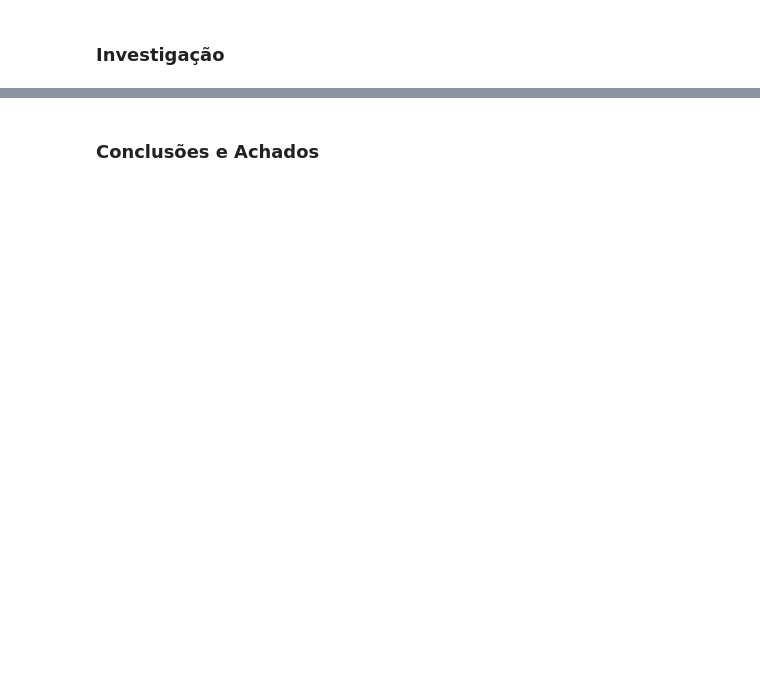
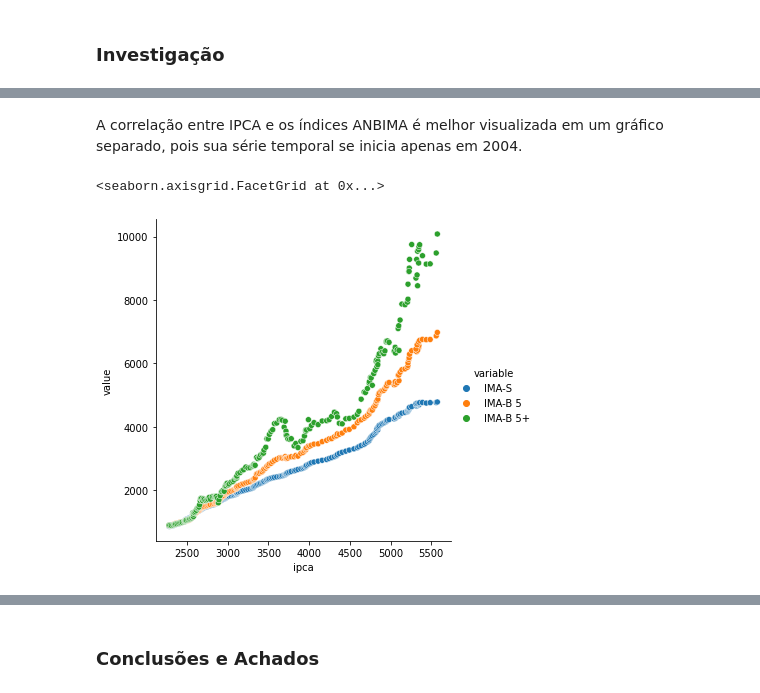
Before and after one commit to luishenriquesimoes/data-science-bootcamp, a Jupyter notebook: TrabalhoFinal_DataScience_Luis_Simoes.ipynb, the cells around one changed output, grey strips where cells are left out. Saved outputs shown, nothing was run; the diff lists cells and outputs as text; code cells hidden in the pictures; blank space fills up the shorter version.

```diff
--- a/TrabalhoFinal_DataScience_Luis_Simoes.ipynb
+++ b/TrabalhoFinal_DataScience_Luis_Simoes.ipynb
@@ -23,0 +286,9 @@
+# %% [markdown]
+
+A correlação entre IPCA e os índices ANBIMA é melhor visualizada em um gráfico separado, pois sua série temporal se inicia apenas em 2004.
+# %%
+df_melted_anbima = df_indices.melt(id_vars=['ipca'], value_vars=['IMA-S', 'IMA-B 5', 'IMA-B 5+'])
+sns.relplot(x='ipca', y='value', hue='variable', data=df_melted_anbima)
+# %% [output]
+<seaborn.axisgrid.FacetGrid at 0x...>
+[figure, added]
```
Also changed, not shown: parts of 41 cells of this notebook.
